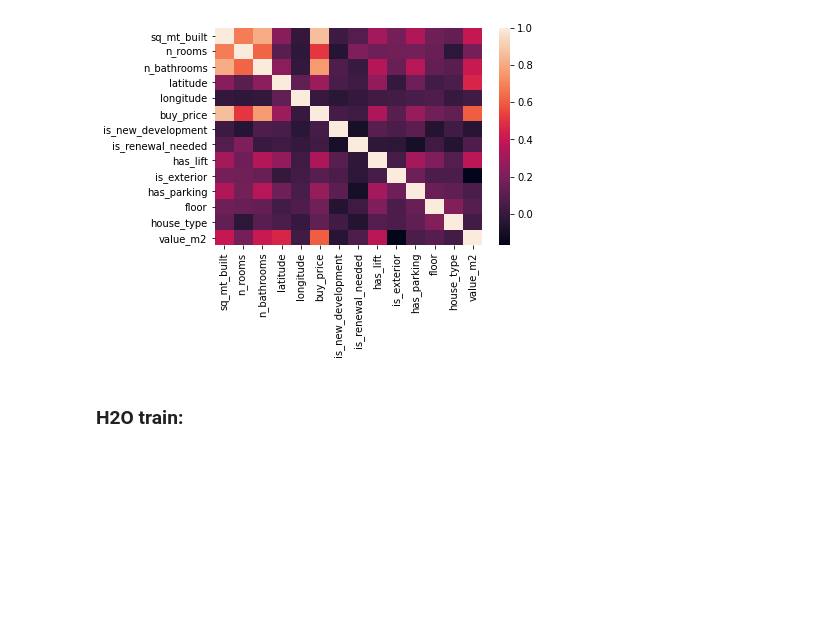
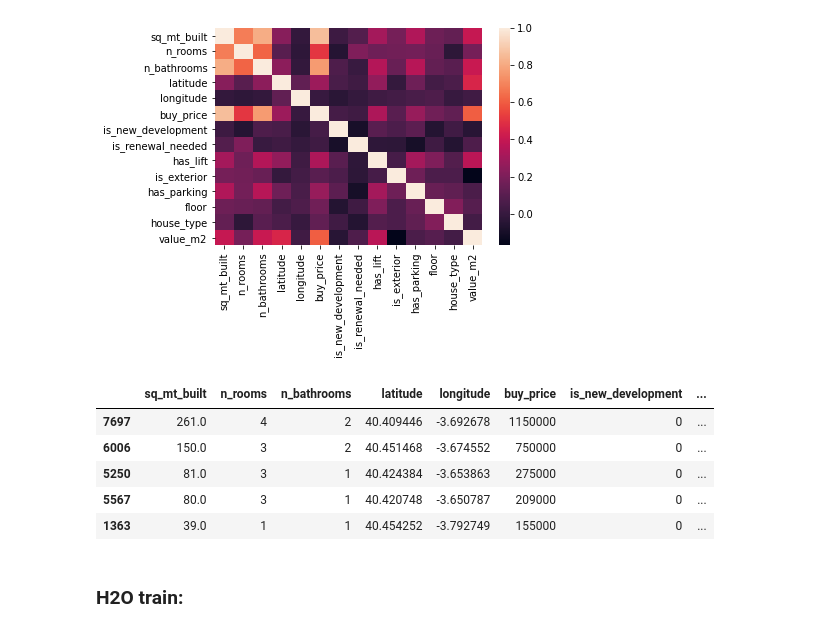
Before and after one commit to ccastroblua/tu_pisito, a Jupyter notebook: notebooks/predictive-model.ipynb, the cells around one changed output. Saved outputs shown, nothing was run; the diff lists cells and outputs as text; code cells hidden in the pictures; blank space fills up the shorter version.

```diff
--- a/notebooks/predictive-model.ipynb
+++ b/notebooks/predictive-model.ipynb
@@ -65,6 +74,15 @@ sns.heatmap(madrid.corr())
 # %% [output]
 <AxesSubplot:>
 [figure]
+# %%
+madrid.sample(5)
+# %% [output]
+|  | sq_mt_built | n_rooms | n_bathrooms | latitude | longitude | buy_price | is_new_development | ... |
+| 7697 | 261.0 | 4 | 2 | 40.409446 | -3.692678 | 1150000 | 0 | ... |
+| 6006 | 150.0 | 3 | 2 | 40.451468 | -3.674552 | 750000 | 0 | ... |
+| 5250 | 81.0 | 3 | 1 | 40.424384 | -3.653863 | 275000 | 0 | ... |
+| 5567 | 80.0 | 3 | 1 | 40.420748 | -3.650787 | 209000 | 0 | ... |
+| 1363 | 39.0 | 1 | 1 | 40.454252 | -3.792749 | 155000 | 0 | ... |
 # %%
 y = madrid.buy_price
 # %%
```
Also changed, not shown: parts of 2 cells of this notebook, 9 other files.
